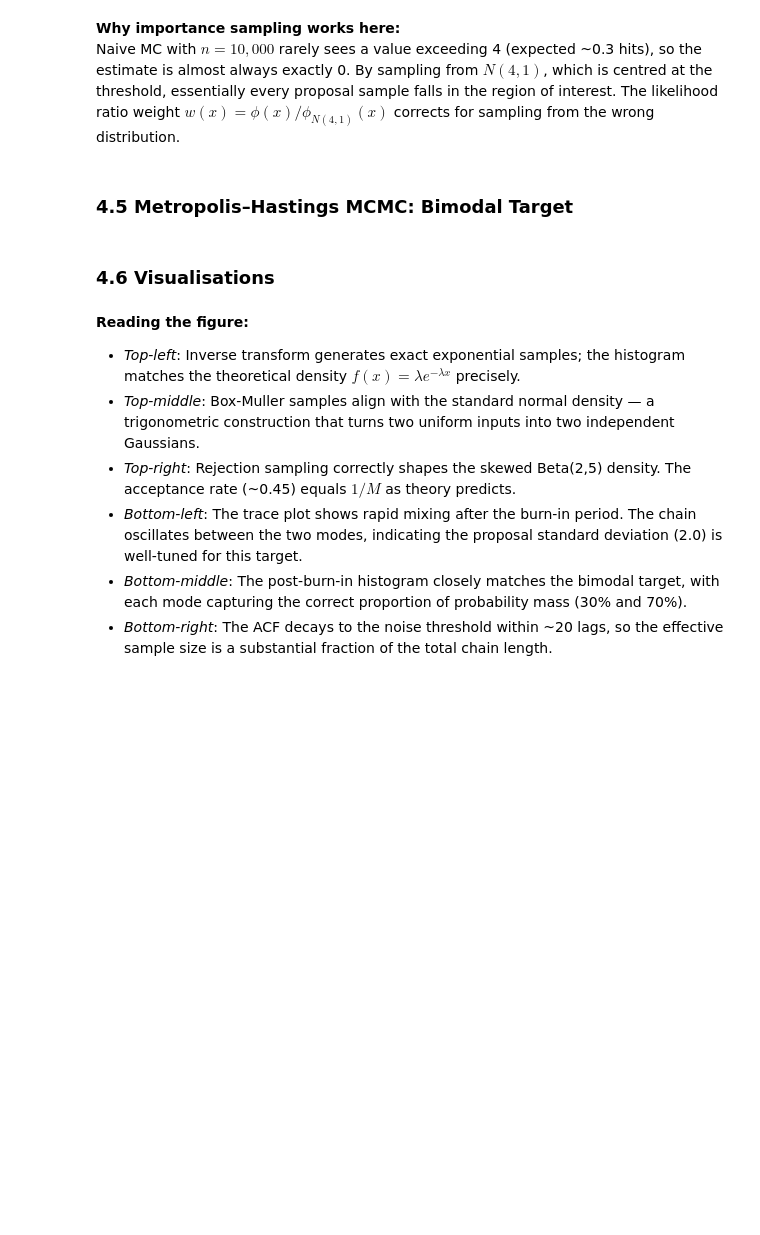
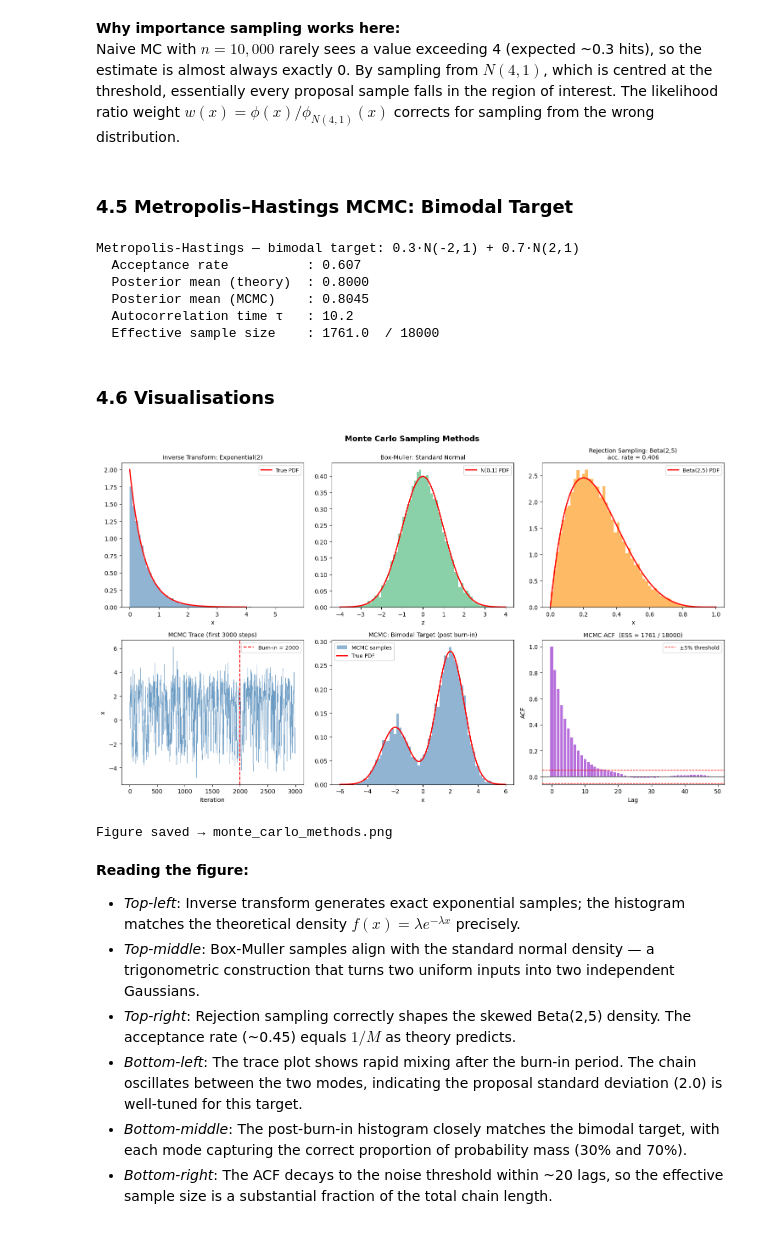
Before and after one commit to jalil-piran/probability-statistics-ai-code, a Jupyter notebook: volume1/part04_random_variables/04_1_Chapt_RVs.ipynb, the cells around one changed output. Drawn from its saved outputs; the diff is of its cells as text; code cells hidden in the pictures; blank space fills up the shorter version.

```diff
--- a/volume1/part04_random_variables/04_1_Chapt_RVs.ipynb
+++ b/volume1/part04_random_variables/04_1_Chapt_RVs.ipynb
@@ -715,7 +845,8 @@ for sampling from the wrong distribution.
 ### 4.5  Metropolis–Hastings MCMC: Bimodal Target
 # %%
 def bimodal_log_density(x):
-    """log p(x) for  p(x) = 0.3 N(x;-2,1) + 0.7 N(x;2,1)."""    return np.log(0.3 * stats.norm.pdf(x, -2, 1) +
+    """log p(x) for  p(x) = 0.3 N(x;-2,1) + 0.7 N(x;2,1)."""
+    return np.log(0.3 * stats.norm.pdf(x, -2, 1) +
                   0.7 * stats.norm.pdf(x,  2, 1))
 
 def metropolis_hastings(log_target, n, x0=0.0, proposal_std=1.0):
@@ -759,6 +890,13 @@ print(f"  Posterior mean (theory)  : {0.3*(-2)+0.7*2:.4f}")
 print(f"  Posterior mean (MCMC)    : {post_burnin.mean():.4f}")
 print(f"  Autocorrelation time τ   : {tau:.1f}")
 print(f"  Effective sample size    : {ess_mcmc:.1f}  / {len(post_burnin)}")
+# %% [output]
+Metropolis-Hastings — bimodal target: 0.3·N(-2,1) + 0.7·N(2,1)
+  Acceptance rate          : 0.607
+  Posterior mean (theory)  : 0.8000
+  Posterior mean (MCMC)    : 0.8045
+  Autocorrelation time τ   : 10.2
+  Effective sample size    : 1761.0  / 18000
 # %% [markdown]
 ### 4.6  Visualisations
 # %%
@@ -780,43 +918,56 @@ axes[0, 1].set_xlabel('z'); axes[0, 1].legend(fontsize=9)
 
 # ── Panel 3: Rejection sampling — Beta ───────────────────────────────────
 b_eg = np.linspace(0, 1, 300)
-axes[0, 2].hist(beta_samples, bins=50, density=True, alpha=0.6, color='darkorange')
-axes[0, 2].plot(b_eg, stats.beta.pdf(b_eg, 2, 5), 'r-', lw=2, label='Beta(2,5) PDF')
-axes[0, 2].set_title(f'Rejection Sampling: Beta(2,5)
-acc. rate = {acc_rate:.3f}', fontsize=10)
-axes[0, 2].set_xlabel('x'); axes[0, 2].legend(fontsize=9)
+
+axes[0, 2].hist(beta_samples, bins=50, density=True,
+               alpha=0.6, color='darkorange')
+
+axes[0, 2].plot(b_eg, stats.beta.pdf(b_eg, 2, 5),
+               'r-', lw=2, label='Beta(2,5) PDF')
+
+axes[0, 2].set_title(
+    f"Rejection Sampling: Beta(2,5)\nacc. rate = {acc_rate:.3f}",
+    fontsize=10
+)
+
+axes[0, 2].set_xlabel('x')
+axes[0, 2].legend(fontsize=9)
+
 
 # ── Panel 4: MCMC trace ───────────────────────────────────────────────────
 axes[1, 0].plot(chain[:3000], lw=0.5, alpha=0.8, color='steelblue')
 axes[1, 0].axvline(burn_in, color='red', ls='--', lw=1.5, label=f'Burn-in = {burn_in}')
 axes[1, 0].set_title('MCMC Trace (first 3000 steps)', fontsize=10)
 axes[1, 0].set_xlabel('Iteration'); axes[1, 0].set_ylabel('x')
 axes[1, 0].legend(fontsize=9)
 
 # ── Panel 5: MCMC histogram vs target ────────────────────────────────────
 bg = np.linspace(-6, 6, 400)
 true_bimodal = 0.3 * stats.norm.pdf(bg, -2, 1) + 0.7 * stats.norm.pdf(bg, 2, 1)
 axes[1, 1].hist(post_burnin, bins=60, density=True, alpha=0.6, color='steelblue',
                 label='MCMC samples')
 axes[1, 1].plot(bg, true_bimodal, 'r-', lw=2, label='True PDF')
 axes[1, 1].set_title('MCMC: Bimodal Target (post burn-in)', fontsize=10)
 axes[1, 1].set_xlabel('x'); axes[1, 1].legend(fontsize=9)
 
 # ── Panel 6: Autocorrelation function ────────────────────────────────────
 lags = 50
 axes[1, 2].bar(range(lags), acf_vals[:lags], color='darkorchid', alpha=0.7)
 axes[1, 2].axhline(0,    color='k',   lw=0.8)
 axes[1, 2].axhline( 0.05, color='r', ls='--', lw=1, label='±5% threshold')
 axes[1, 2].axhline(-0.05, color='r', ls='--', lw=1)
 axes[1, 2].set_title(f'MCMC ACF  (ESS ≈ {ess_mcmc:.0f} / {len(post_burnin)})', fontsize=10)
 axes[1, 2].set_xlabel('Lag'); axes[1, 2].set_ylabel('ACF')
 axes[1, 2].legend(fontsize=9)
 
 plt.suptitle('Monte Carlo Sampling Methods', fontsize=13, fontweight='bold')
 plt.tight_layout()
 plt.savefig('monte_carlo_methods.png', dpi=150, bbox_inches='tight')
 plt.show()
 print("Figure saved → monte_carlo_methods.png")
+# %% [output]
+[figure, added]
+Figure saved → monte_carlo_methods.png
 # %% [markdown]
 **Reading the figure:**
 
```
Also changed, not shown: parts of 20 cells of this notebook, 11 other files.
